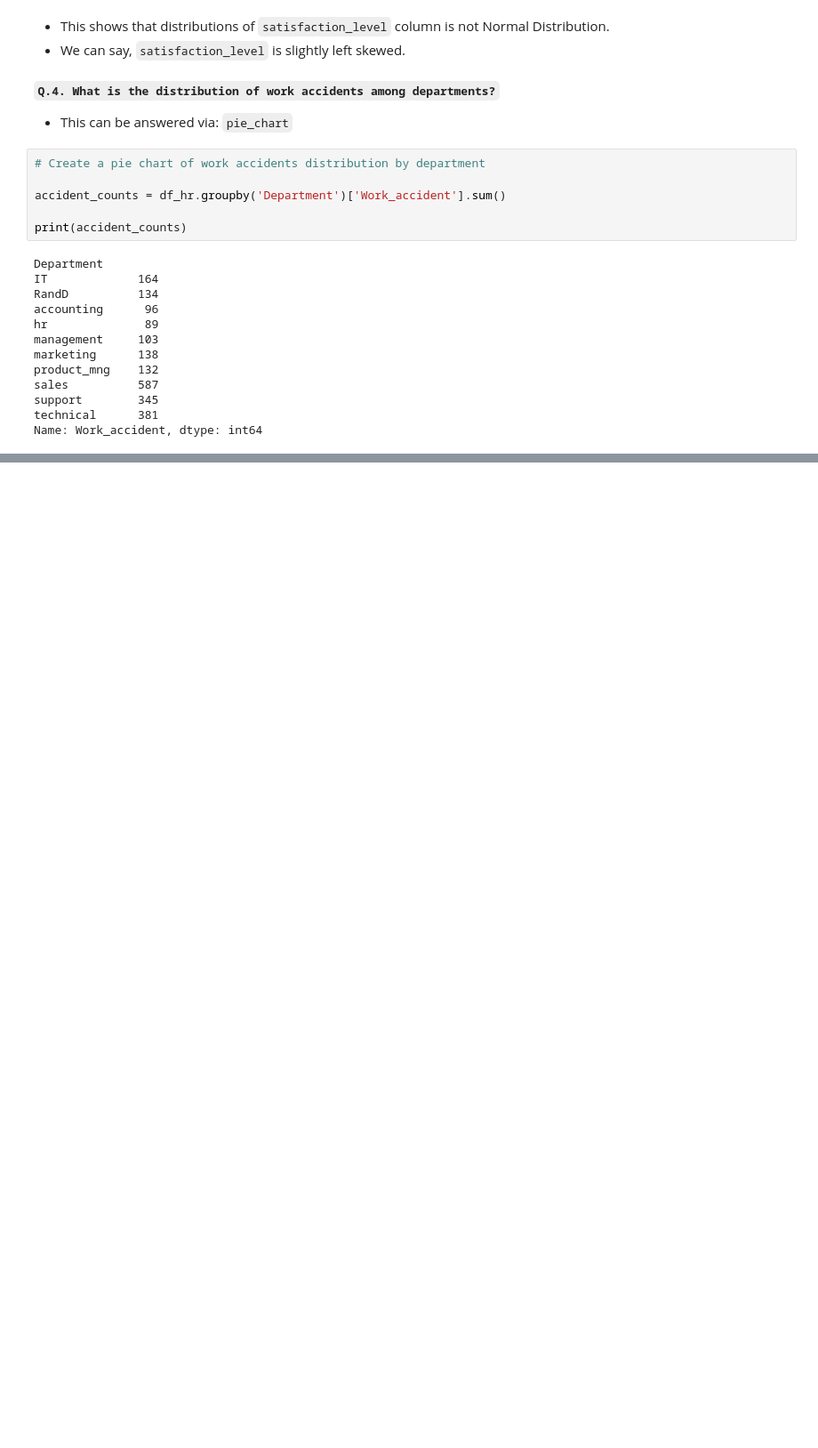
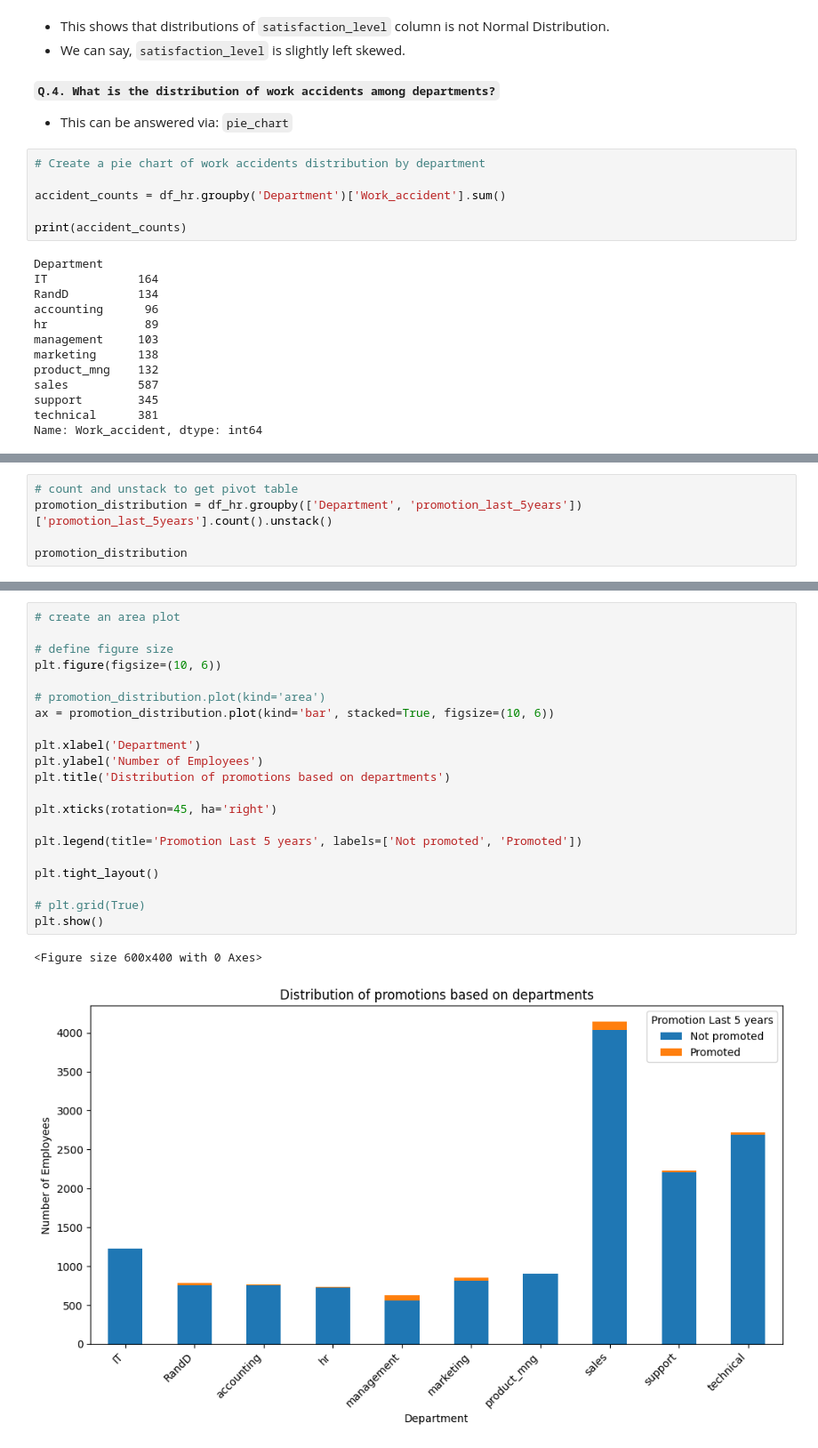
Before and after one commit to thapaliya123/Data-Science-Journey, a Jupyter notebook: DS/05-Matplotlib/visualization.ipynb, the cells around one changed output, grey strips where cells are left out. Shown at 89% size. Drawn from its saved outputs; the diff is of its cells as text; blank space fills up the shorter version.

```diff
--- a/DS/05-Matplotlib/visualization.ipynb
+++ b/DS/05-Matplotlib/visualization.ipynb
@@ -258,0 +265,5 @@ plt.show()
+# %%
+# count and unstack to get pivot table
+promotion_distribution = df_hr.groupby(['Department', 'promotion_last_5years'])['promotion_last_5years'].count().unstack()
+
+promotion_distribution
@@ -258,0 +283,24 @@ plt.show()
+# %%
+# create an area plot
+
+# define figure size
+plt.figure(figsize=(10, 6))
+
+# promotion_distribution.plot(kind='area')
+ax = promotion_distribution.plot(kind='bar', stacked=True, figsize=(10, 6))
+
+plt.xlabel('Department')
+plt.ylabel('Number of Employees')
+plt.title('Distribution of promotions based on departments')
+
+plt.xticks(rotation=45, ha='right')
+
+plt.legend(title='Promotion Last 5 years', labels=['Not promoted', 'Promoted'])
+
+plt.tight_layout()
+
+# plt.grid(True)
+plt.show()
+# %% [output]
+<Figure size 600x400 with 0 Axes>
+[figure, added]
```
Also changed, not shown: parts of 6 cells of this notebook.
